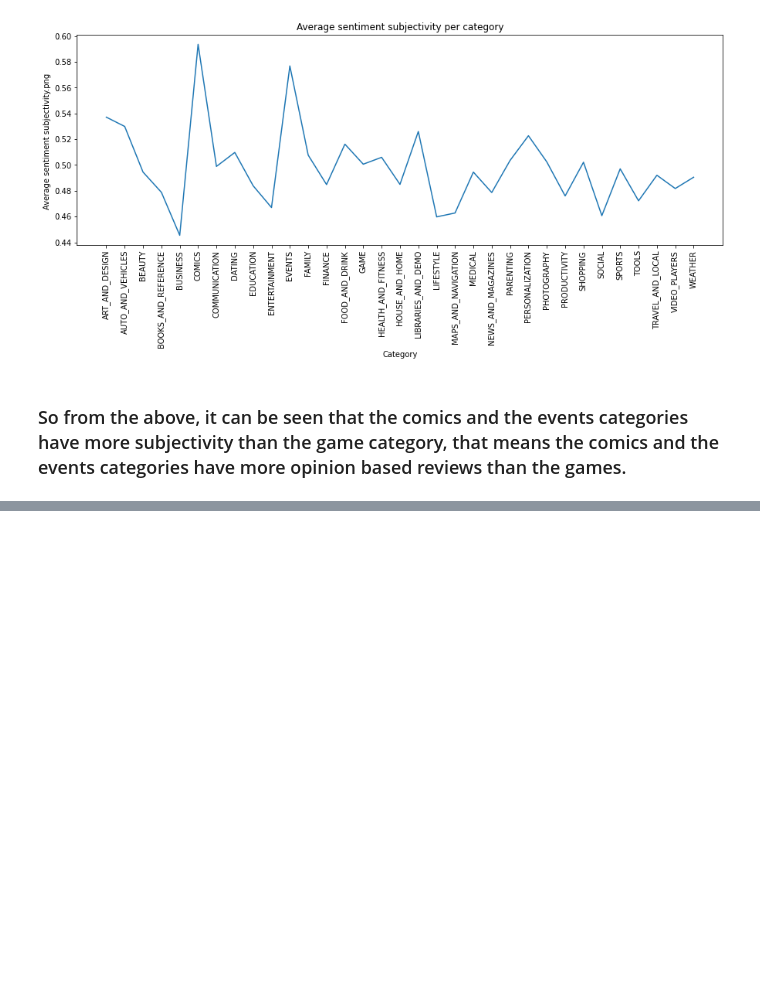
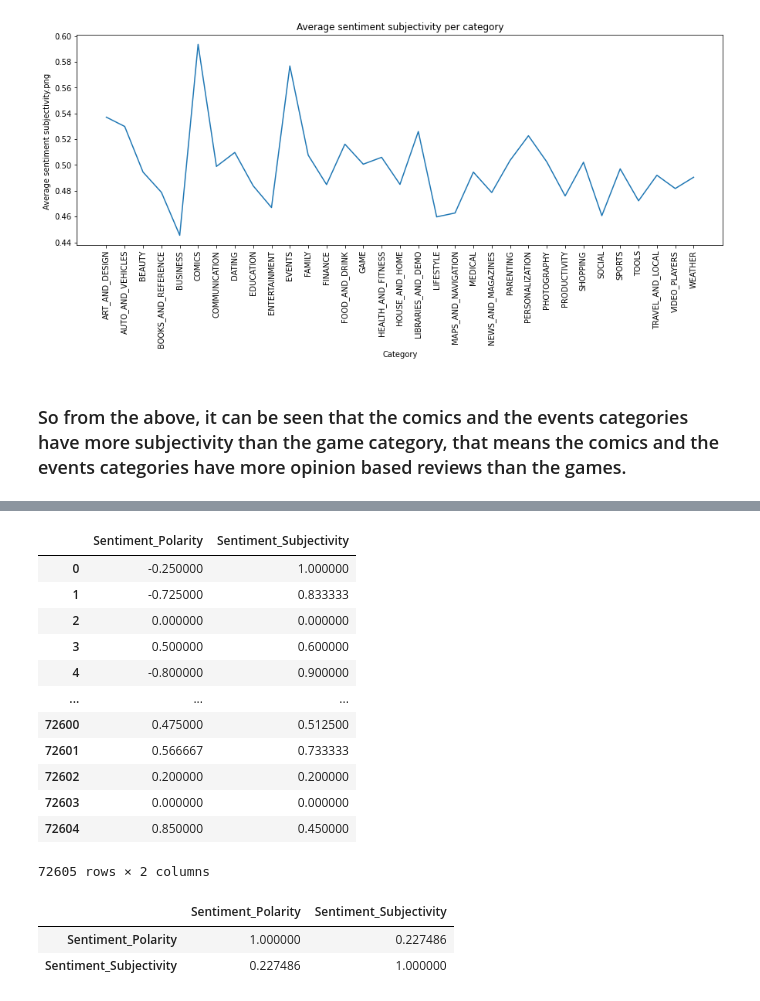
Before and after one commit to Preetirai-tech/Play-Store-App-Review-Analysis, a Jupyter notebook: Play_Store_App_Review_Analysis_Capstone_Project.ipynb, the cells around one changed output, grey strips where cells are left out. Drawn from its saved outputs; the diff is of its cells as text; code cells hidden in the pictures; blank space fills up the shorter version.

```diff
--- a/Play_Store_App_Review_Analysis_Capstone_Project.ipynb
+++ b/Play_Store_App_Review_Analysis_Capstone_Project.ipynb
@@ -493,0 +496,23 @@ plt.show()
+# %%
+sentiment_df = combined_df[['Sentiment_Polarity','Sentiment_Subjectivity']].dropna()
+sentiment_df
+# %% [output]
+|  | Sentiment_Polarity | Sentiment_Subjectivity |
+| 0 | -0.250000 | 1.000000 |
+| 1 | -0.725000 | 0.833333 |
+| 2 | 0.000000 | 0.000000 |
+| 3 | 0.500000 | 0.600000 |
+| 4 | -0.800000 | 0.900000 |
+| ... | ... | ... |
+| 72600 | 0.475000 | 0.512500 |
+| 72601 | 0.566667 | 0.733333 |
+| 72602 | 0.200000 | 0.200000 |
+| 72603 | 0.000000 | 0.000000 |
+| 72604 | 0.850000 | 0.450000 |
+72605 rows × 2 columns
+# %%
+sentiment_df.corr()
+# %% [output]
+|  | Sentiment_Polarity | Sentiment_Subjectivity |
+| Sentiment_Polarity | 1.000000 | 0.227486 |
+| Sentiment_Subjectivity | 0.227486 | 1.000000 |
```
Also changed, not shown: parts of 1 cell of this notebook.
